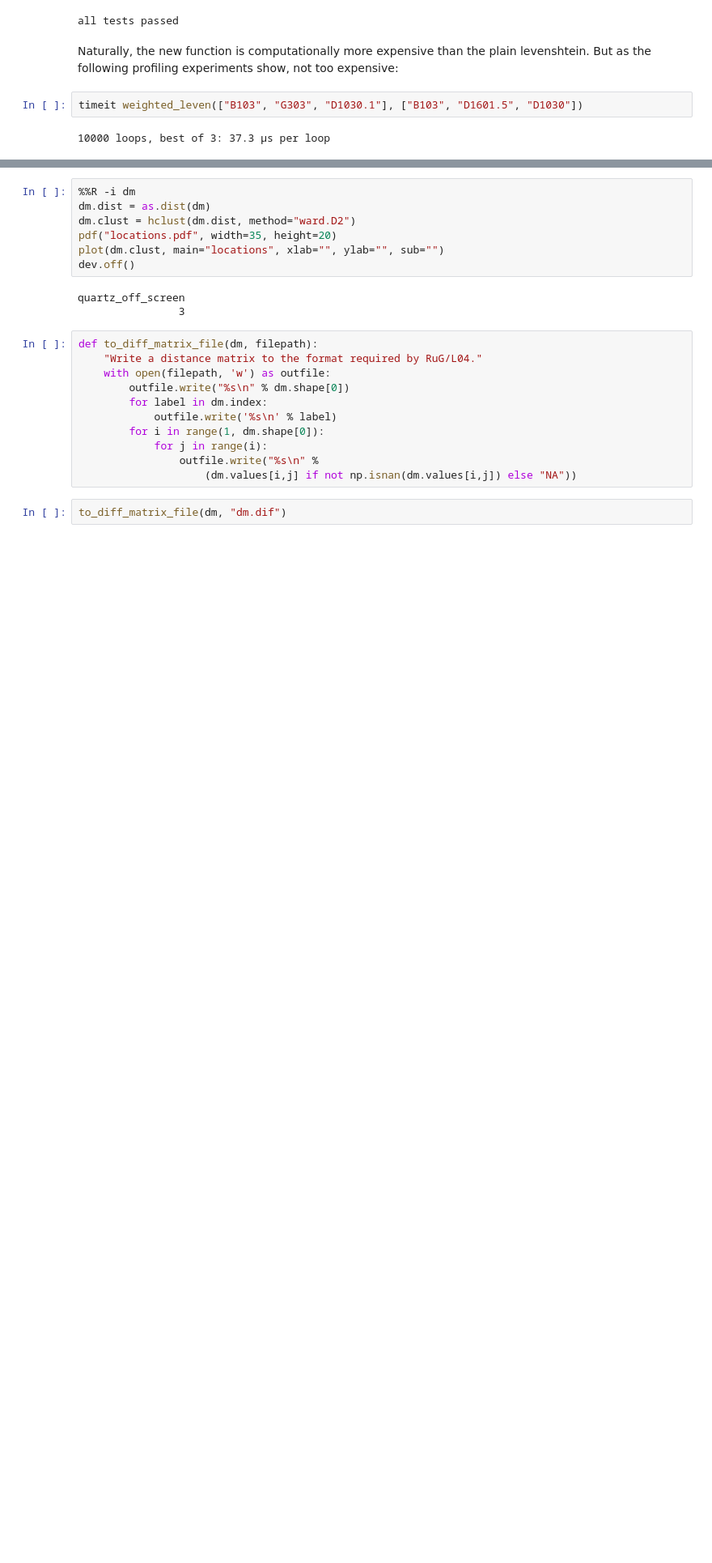
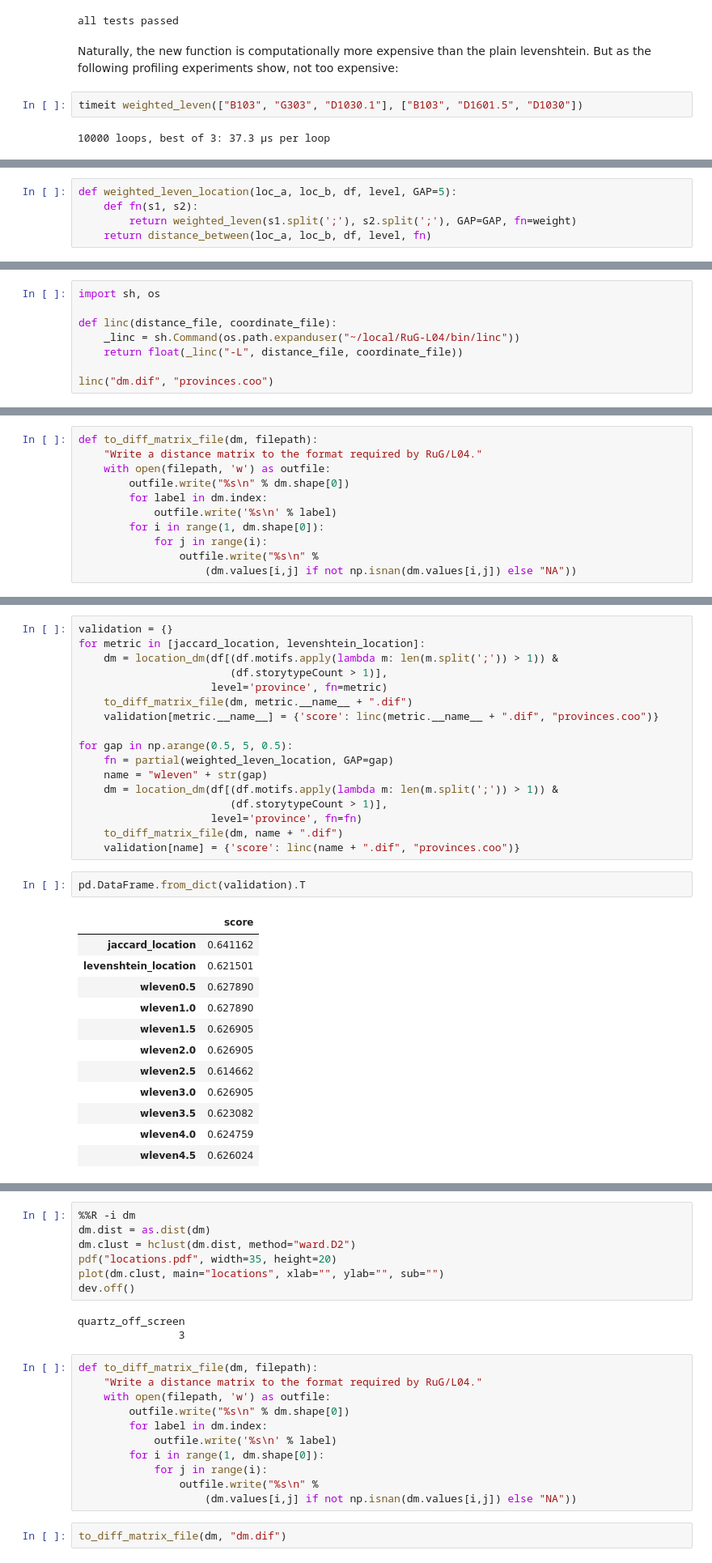
Before and after one commit to fbkarsdorp/variation, a Jupyter notebook: notebooks/MVVB.ipynb, the cells around one changed output, grey strips where cells are left out. Shown at 81% size. Saved outputs shown, nothing was run; the diff lists cells and outputs as text; blank space fills up the shorter version.

```diff
--- a/notebooks/MVVB.ipynb
+++ b/notebooks/MVVB.ipynb
@@ -797,0 +800,5 @@ timeit dist.levenshtein(["B103", "G303", "D1030.1"], ["B103", "D1601.5", "D1030"
+# %%
+def weighted_leven_location(loc_a, loc_b, df, level, GAP=5):
+    def fn(s1, s2):
+        return weighted_leven(s1.split(';'), s2.split(';'), GAP=GAP, fn=weight)
+    return distance_between(loc_a, loc_b, df, level, fn)
@@ -797,0 +831,8 @@ timeit dist.levenshtein(["B103", "G303", "D1030.1"], ["B103", "D1601.5", "D1030"
+# %%
+import sh, os
+
+def linc(distance_file, coordinate_file):
+    _linc = sh.Command(os.path.expanduser("~/local/RuG-L04/bin/linc"))
+    return float(_linc("-L", distance_file, coordinate_file))
+
+linc("dm.dif", "provinces.coo")
@@ -797,0 +843,11 @@ timeit dist.levenshtein(["B103", "G303", "D1030.1"], ["B103", "D1601.5", "D1030"
+# %%
+def to_diff_matrix_file(dm, filepath):
+    "Write a distance matrix to the format required by RuG/L04."
+    with open(filepath, 'w') as outfile:
+        outfile.write("%s\n" % dm.shape[0])
+        for label in dm.index:
+            outfile.write('%s\n' % label)
+        for i in range(1, dm.shape[0]):
+            for j in range(i):
+                outfile.write("%s\n" %
+                    (dm.values[i,j] if not np.isnan(dm.values[i,j]) else "NA"))
@@ -797,0 +856,32 @@ timeit dist.levenshtein(["B103", "G303", "D1030.1"], ["B103", "D1601.5", "D1030"
+# %%
+validation = {}
+for metric in [jaccard_location, levenshtein_location]:
+    dm = location_dm(df[(df.motifs.apply(lambda m: len(m.split(';')) > 1)) &
+                        (df.storytypeCount > 1)],
+                     level='province', fn=metric)
+    to_diff_matrix_file(dm, metric.__name__ + ".dif")
+    validation[metric.__name__] = {'score': linc(metric.__name__ + ".dif", "provinces.coo")}
+
+for gap in np.arange(0.5, 5, 0.5):
+    fn = partial(weighted_leven_location, GAP=gap)
+    name = "wleven" + str(gap)
+    dm = location_dm(df[(df.motifs.apply(lambda m: len(m.split(';')) > 1)) &
+                        (df.storytypeCount > 1)],
+                     level='province', fn=fn)
+    to_diff_matrix_file(dm, name + ".dif")
+    validation[name] = {'score': linc(name + ".dif", "provinces.coo")}
+# %%
+pd.DataFrame.from_dict(validation).T
+# %% [output]
+|  | score |
+| jaccard_location | 0.641162 |
+| levenshtein_location | 0.621501 |
+| wleven0.5 | 0.627890 |
+| wleven1.0 | 0.627890 |
+| wleven1.5 | 0.626905 |
+| wleven2.0 | 0.626905 |
+| wleven2.5 | 0.614662 |
+| wleven3.0 | 0.626905 |
+| wleven3.5 | 0.623082 |
+| wleven4.0 | 0.624759 |
+| wleven4.5 | 0.626024 |
```
Also changed, not shown: parts of 12 cells of this notebook.
